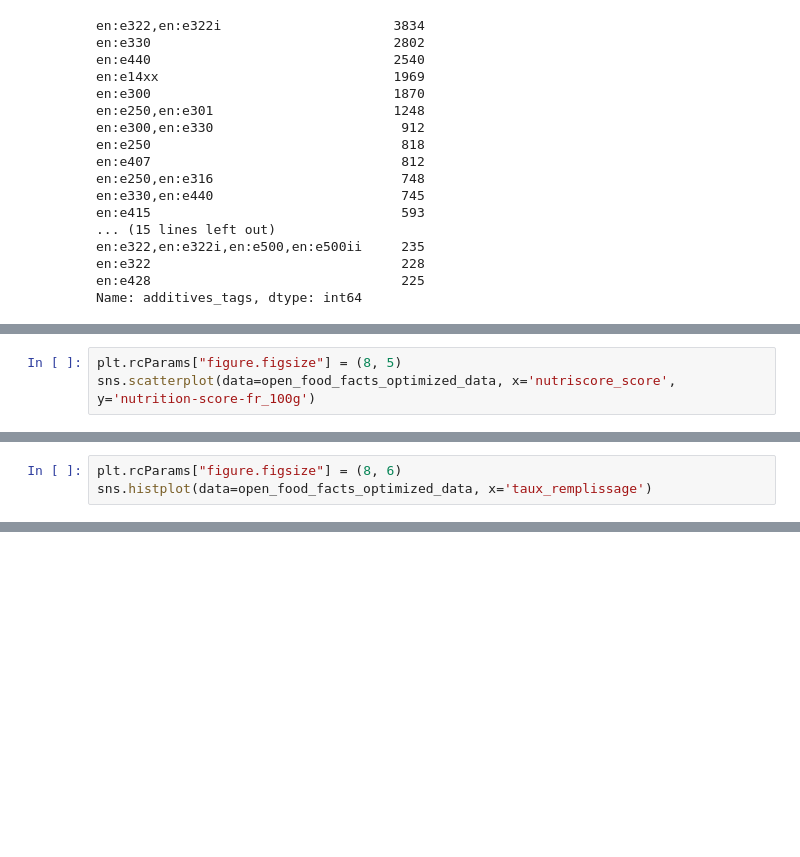
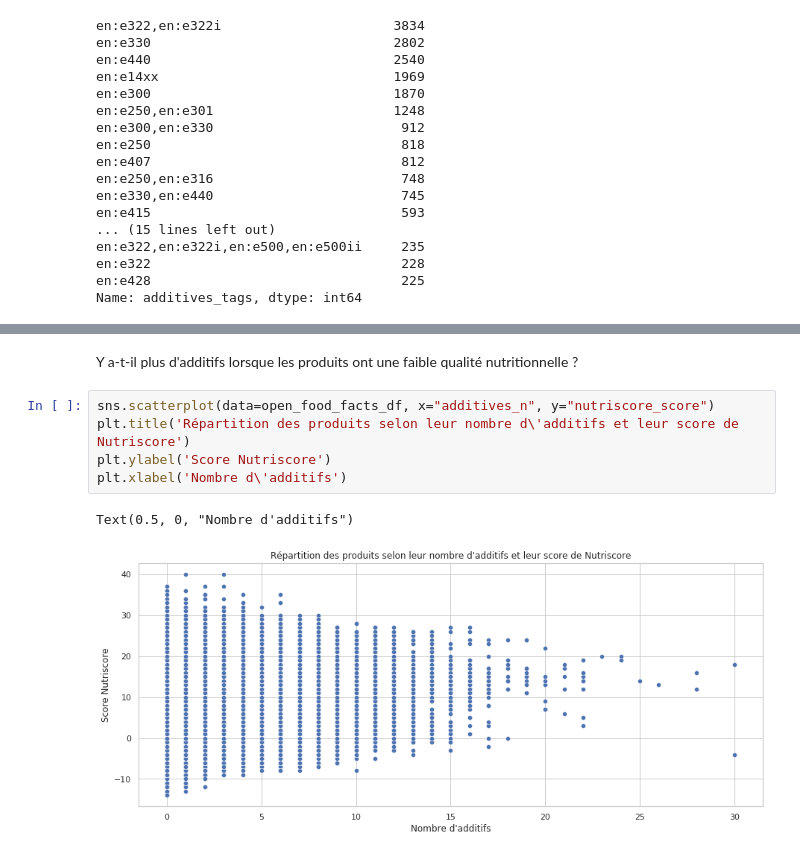
Before and after one commit to sebastienbourgeois/oc-p3-conception-application-sante-publique, a Jupyter notebook: PSante_02_notebookexploration.ipynb, the cells around one changed output, grey strips where cells are left out. Saved outputs shown, nothing was run; the diff lists cells and outputs as text; blank space fills up the shorter version.

```diff
--- a/PSante_02_notebookexploration.ipynb
+++ b/PSante_02_notebookexploration.ipynb
@@ -1193,3 +629,0 @@ Je vais ensuite vérifier que les deux variables sur le nutriscore sont les mêm
-# %%
-plt.rcParams["figure.figsize"] = (8, 5)
-sns.scatterplot(data=open_food_facts_optimized_data, x='nutriscore_score', y='nutrition-score-fr_100g')
@@ -1383,3 +629,0 @@ open_food_facts_optimized_data = open_food_facts_optimized_data.assign(
-# %%
-plt.rcParams["figure.figsize"] = (8, 6)
-sns.histplot(data=open_food_facts_optimized_data, x='taux_remplissage')
@@ -1452,0 +649,10 @@ open_food_facts_optimized_data.to_csv(path, sep="\t")
+# %% [markdown]
+Y a-t-il plus d'additifs lorsque les produits ont une faible qualité nutritionnelle ?
+# %%
+sns.scatterplot(data=open_food_facts_df, x="additives_n", y="nutriscore_score")
+plt.title('Répartition des produits selon leur nombre d\'additifs et leur score de Nutriscore')
+plt.ylabel('Score Nutriscore')
+plt.xlabel('Nombre d\'additifs')
+# %% [output]
+Text(0.5, 0, "Nombre d'additifs")
+[figure, added]
```
Also changed, not shown: parts of 118 cells of this notebook.
